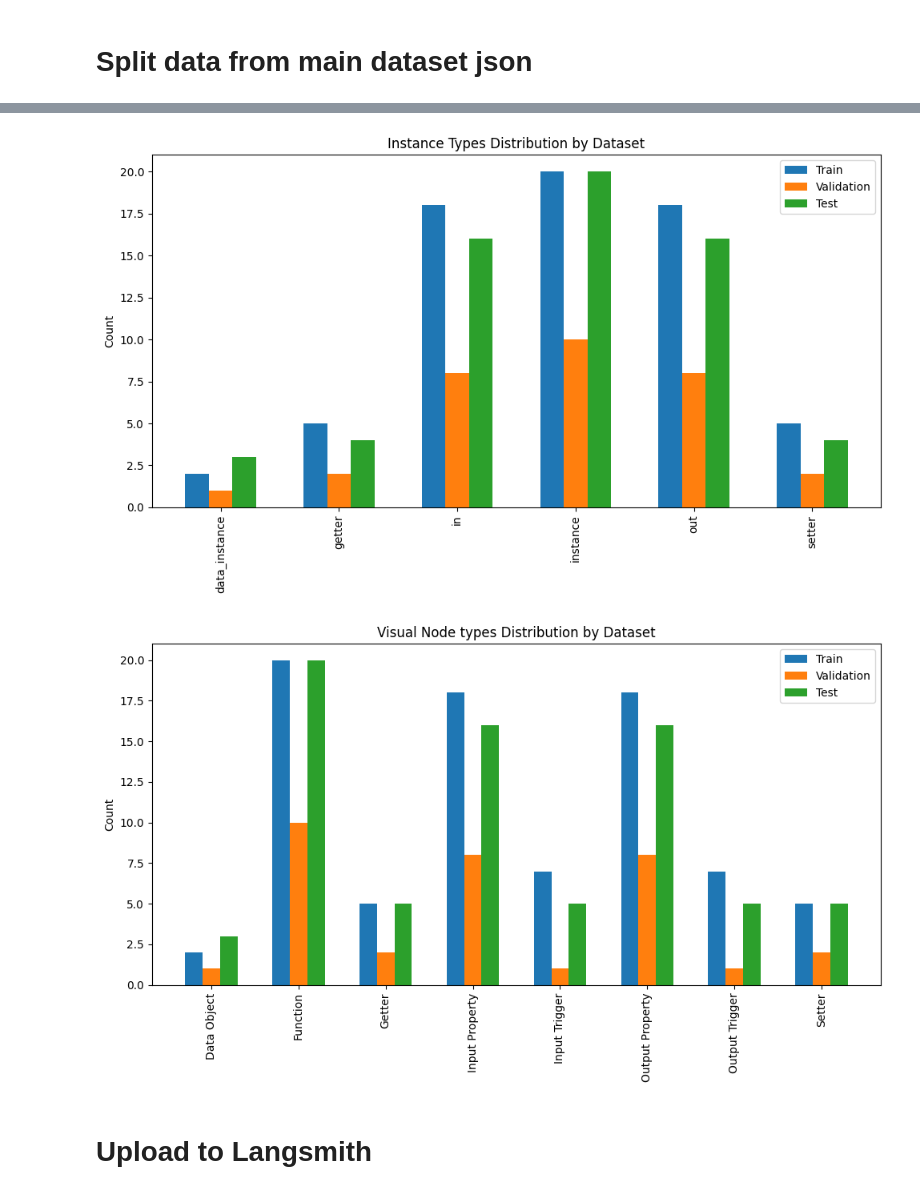
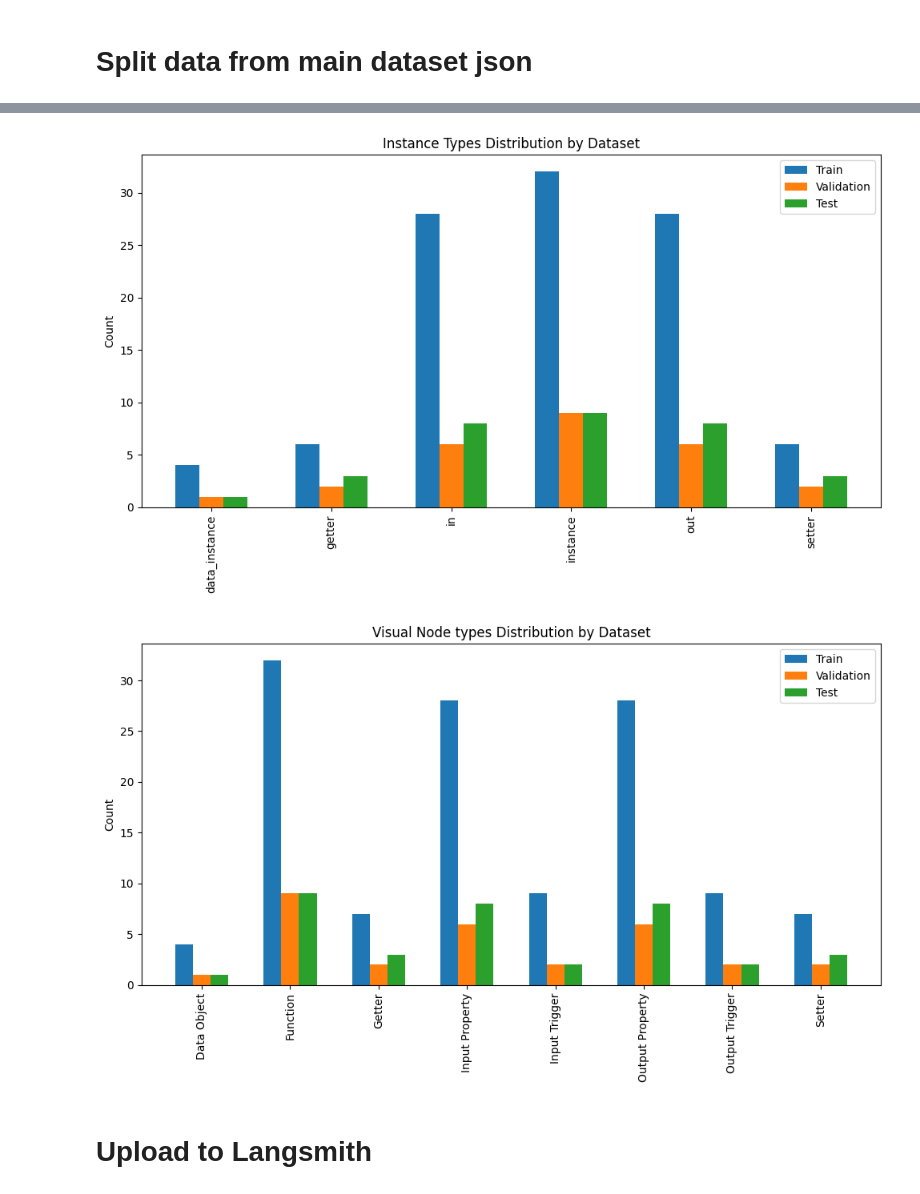
Before and after one commit to Sindre01/Thesis_project, a Jupyter notebook: notebooks/few-shot/create_datasets.ipynb, the cells around one changed output, grey strips where cells are left out. Drawn from its saved outputs; the diff is of its cells as text; code cells hidden in the pictures.

```diff
--- a/notebooks/few-shot/create_datasets.ipynb
+++ b/notebooks/few-shot/create_datasets.ipynb
@@ -14,16 +14,16 @@ from my_packages.analysis.analyze_datasets import analyze_functions_distribution
 
 main_dataset_folder = '../../data/MBPP_Midio_50/MBPP-Midio-50.json'
 dataset = read_dataset_to_json(main_dataset_folder)
-## TEst:
-data = np.array(dataset, dtype=object)
-train, test= train_test_split(
-    data, test_size=0.6, random_state=3, shuffle=True
-)
-val, test = train_test_split(
-    test, test_size=0.65, random_state=9, shuffle=True,
-)
+# ## TEst:
+# data = np.array(dataset, dtype=object)
+# train, test= train_test_split(
+#     data, test_size=0.6, random_state=3, shuffle=True
+# )
+# val, test = train_test_split(
+#     test, test_size=0.65, random_state=9, shuffle=True,
+# )
 # 1) Load the data
-# train, val, test = multi_stratified_split(dataset, True, 0.4, seed=58)
+train, val, test = multi_stratified_split(dataset, True, 0.4, seed=58)
 print(f"Train: {len(train)}")
 print(f"Unique External function in train: {len(used_functions_from_dataset(train))}")
 print(f"Val: {len(val)}")
@@ -54,5 +59,5 @@ Unique External functions in test: 37
-[figure, old version]
+[figure, new version]
-[figure, old version]
+[figure, new version]
 # %% [markdown]
 # Upload to Langsmith
 # %% [markdown]
```
Also changed, not shown: parts of 1 cell of this notebook, 35 other files.
